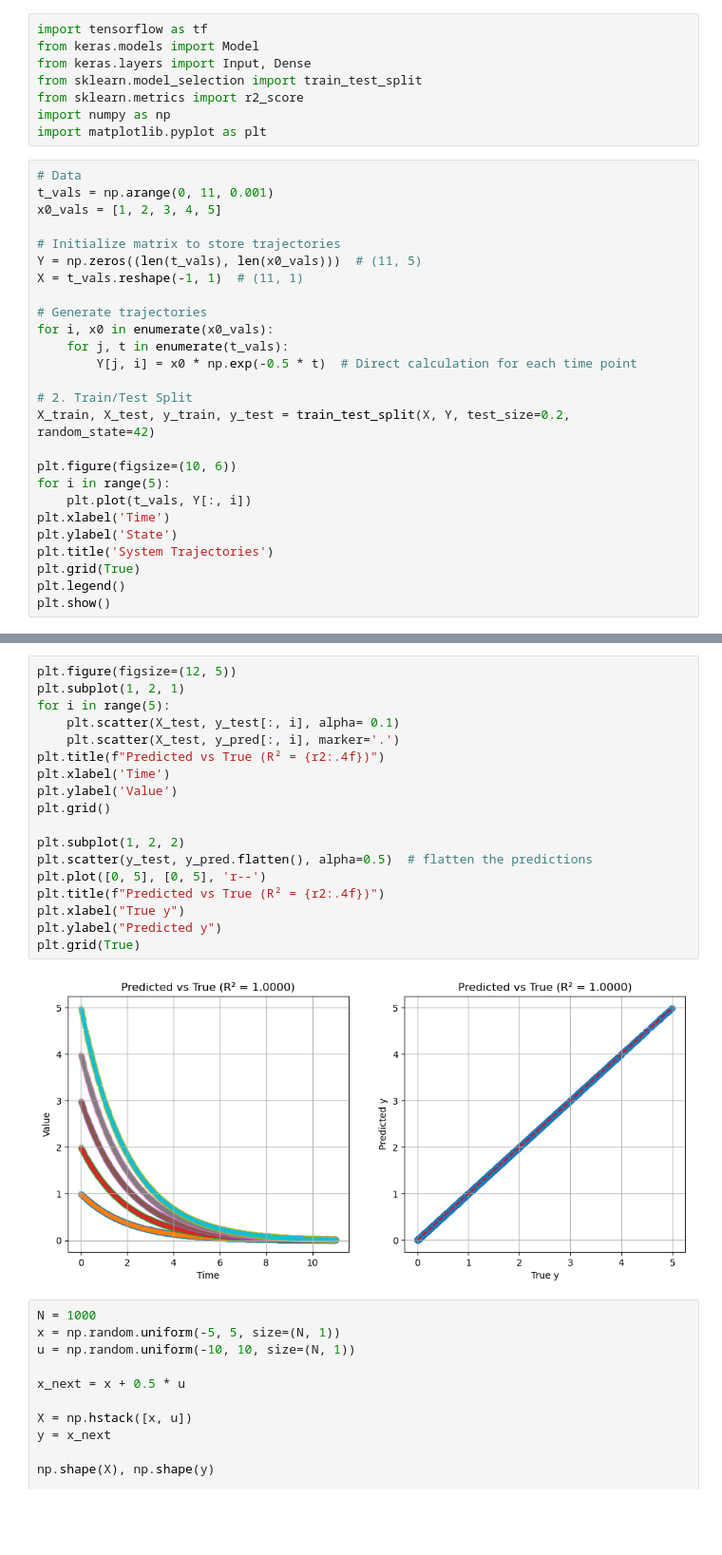
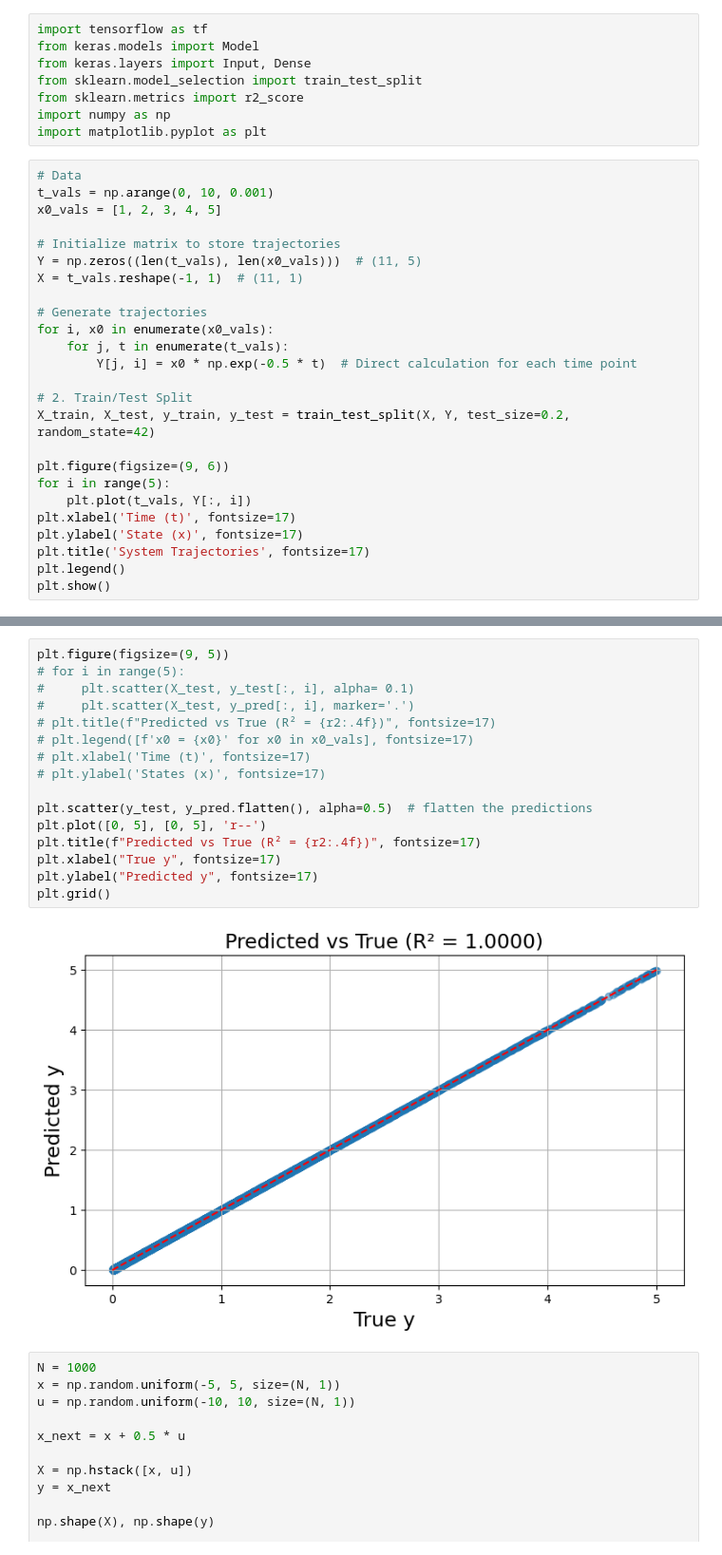
Before and after one commit to Namkhuu/neural-network, a Jupyter notebook: week2.ipynb, the cells around one changed output, grey strips where cells are left out. Shown at 95% size. Cells and saved outputs as stored; diff of their text form; blank space fills up the shorter version.

```diff
--- a/week2.ipynb
+++ b/week2.ipynb
@@ -8,7 +8,7 @@ import numpy as np
 import matplotlib.pyplot as plt
 # %%
 # Data
-t_vals = np.arange(0, 11, 0.001)
+t_vals = np.arange(0, 10, 0.001)
 x0_vals = [1, 2, 3, 4, 5]
 
 # Initialize matrix to store trajectories
@@ -23,13 +23,12 @@ for i, x0 in enumerate(x0_vals):
 # 2. Train/Test Split
 X_train, X_test, y_train, y_test = train_test_split(X, Y, test_size=0.2, random_state=42)
 
-plt.figure(figsize=(10, 6))
+plt.figure(figsize=(9, 6))
 for i in range(5):
     plt.plot(t_vals, Y[:, i])
-plt.xlabel('Time')
-plt.ylabel('State')
-plt.title('System Trajectories')
-plt.grid(True)
+plt.xlabel('Time (t)', fontsize=17)
+plt.ylabel('State (x)', fontsize=17)
+plt.title('System Trajectories', fontsize=17)
 plt.legend()
 plt.show()
 # %% [output]
@@ -66,23 +65,21 @@ Epoch 100/100
 # %%
-plt.figure(figsize=(12, 5))
-plt.subplot(1, 2, 1)
-for i in range(5):
-    plt.scatter(X_test, y_test[:, i], alpha= 0.1)
-    plt.scatter(X_test, y_pred[:, i], marker='.')
-plt.title(f"Predicted vs True (R² = {r2:.4f})")
-plt.xlabel('Time')
-plt.ylabel('Value')
-plt.grid()
+plt.figure(figsize=(9, 5))
+# for i in range(5):
+#     plt.scatter(X_test, y_test[:, i], alpha= 0.1)
+#     plt.scatter(X_test, y_pred[:, i], marker='.')
+# plt.title(f"Predicted vs True (R² = {r2:.4f})", fontsize=17)
+# plt.legend([f'x0 = {x0}' for x0 in x0_vals], fontsize=17)
+# plt.xlabel('Time (t)', fontsize=17)
+# plt.ylabel('States (x)', fontsize=17)
 
-plt.subplot(1, 2, 2)
 plt.scatter(y_test, y_pred.flatten(), alpha=0.5)  # flatten the predictions
 plt.plot([0, 5], [0, 5], 'r--')
-plt.title(f"Predicted vs True (R² = {r2:.4f})")
-plt.xlabel("True y")
-plt.ylabel("Predicted y")
-plt.grid(True)
+plt.title(f"Predicted vs True (R² = {r2:.4f})", fontsize=17)
+plt.xlabel("True y", fontsize=17)
+plt.ylabel("Predicted y", fontsize=17)
+plt.grid()
 # %% [output]
-[figure, old version]
+[figure, new version]
 # %%
 N = 1000
 x = np.random.uniform(-5, 5, size=(N, 1))
```
Also changed, not shown: parts of 6 cells of this notebook, 11 other files.
